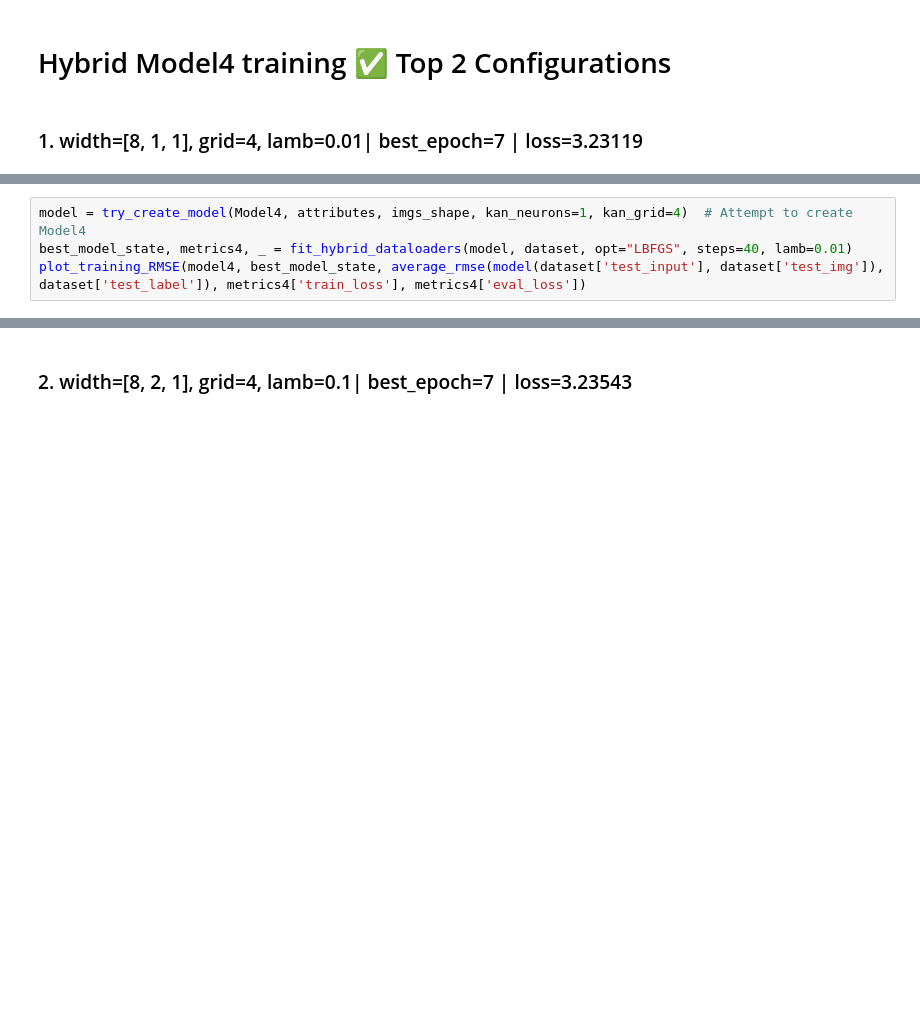
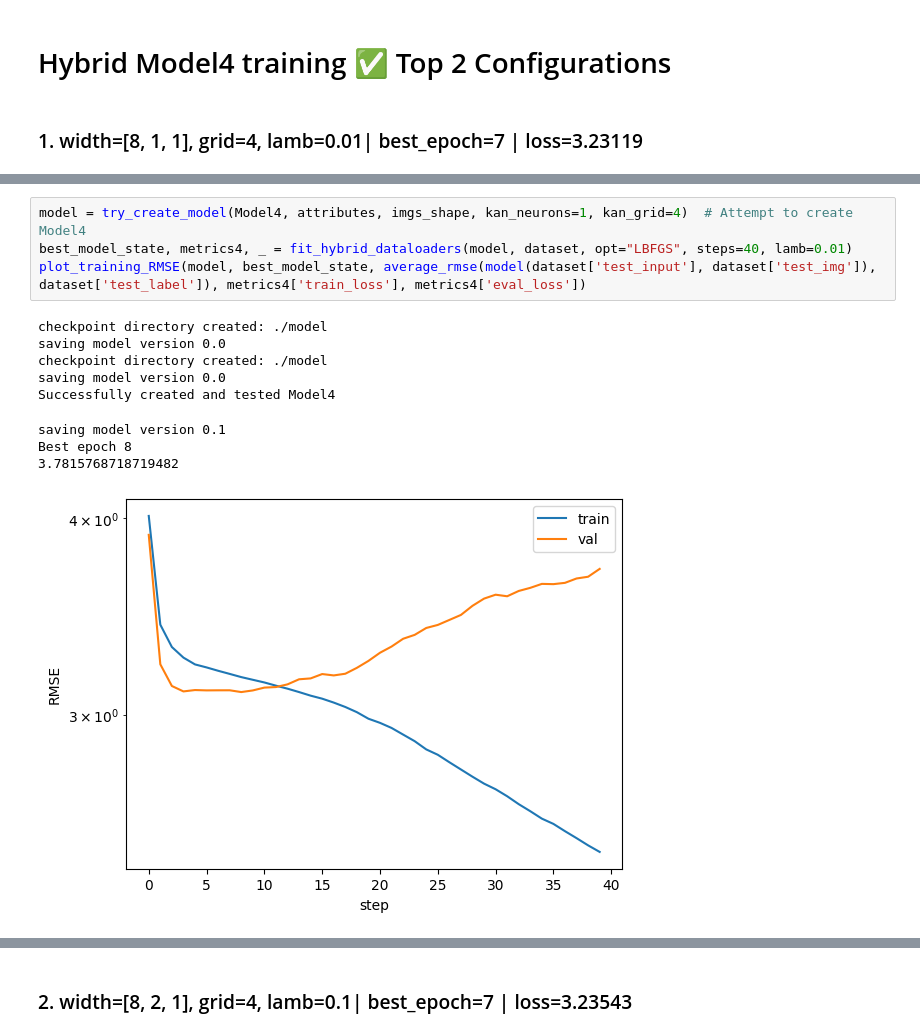
Before and after one commit to giomondragon/pykan, a Jupyter notebook: gio_notebooks/Puma-Regression-Final-Results.ipynb, the cells around one changed output, grey strips where cells are left out. Cells and saved outputs as stored; diff of their text form; blank space fills up the shorter version.

```diff
--- a/gio_notebooks/Puma-Regression-Final-Results.ipynb
+++ b/gio_notebooks/Puma-Regression-Final-Results.ipynb
@@ -1549,6 +1567,16 @@ gc.collect()
 # %%
 model = try_create_model(Model4, attributes, imgs_shape, kan_neurons=1, kan_grid=4)  # Attempt to create Model4
 best_model_state, metrics4, _ = fit_hybrid_dataloaders(model, dataset, opt="LBFGS", steps=40, lamb=0.01)
-plot_training_RMSE(model4, best_model_state, average_rmse(model(dataset['test_input'], dataset['test_img']), dataset['test_label']), metrics4['train_loss'], metrics4['eval_loss'])
+plot_training_RMSE(model, best_model_state, average_rmse(model(dataset['test_input'], dataset['test_img']), dataset['test_label']), metrics4['train_loss'], metrics4['eval_loss'])
+# %% [output]
+checkpoint directory created: ./model
+saving model version 0.0
+checkpoint directory created: ./model
+saving model version 0.0
+Successfully created and tested Model4
+saving model version 0.1
+Best epoch 8
+3.7815768718719482
+[figure, added]
 # %%
 model.m_kan.plot()
```
Also changed, not shown: parts of 33 cells of this notebook.
